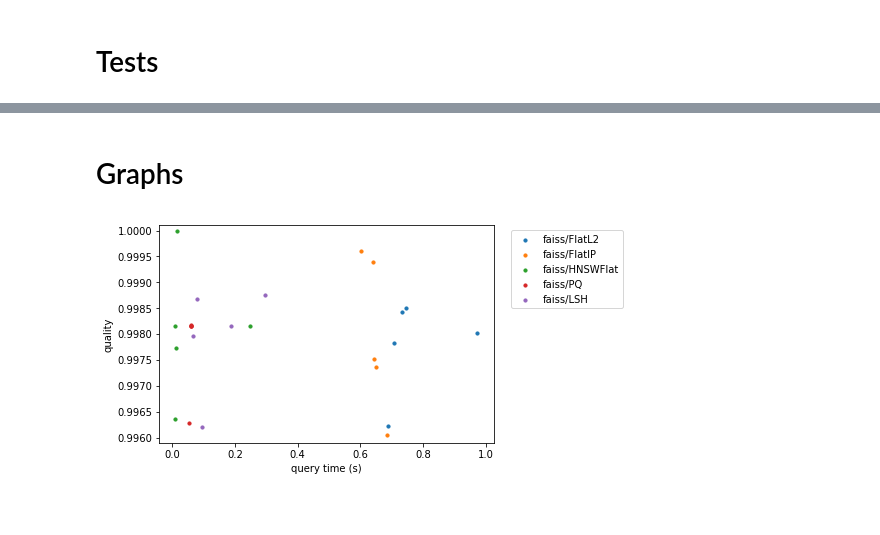
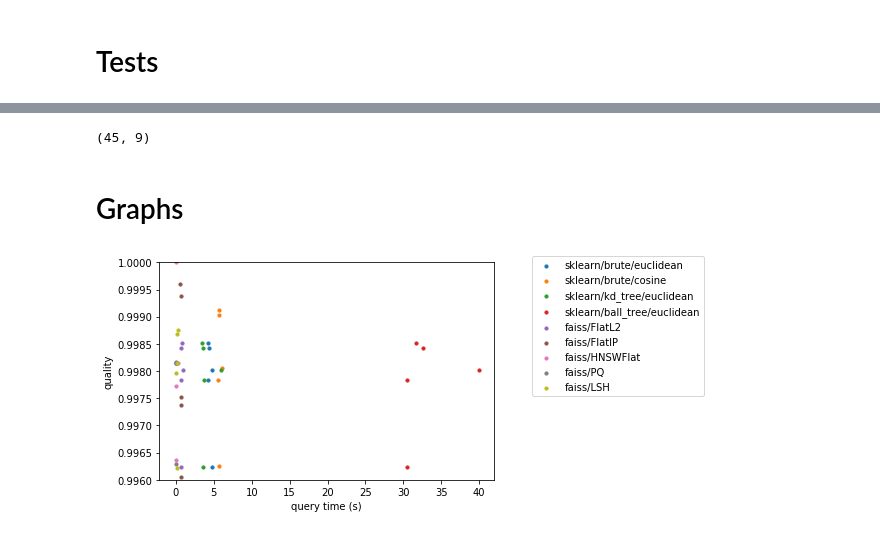
Before and after one commit to einstein9998/Internship, a Jupyter notebook: faiss.ipynb, the cells around one changed output, grey strips where cells are left out. Cells and saved outputs as stored; diff of their text form; code cells hidden in the pictures; blank space fills up the shorter version.

```diff
--- a/faiss.ipynb
+++ b/faiss.ipynb
@@ -117,0 +537,3 @@ def runFaissQuery(model, query, n_neighbors, database, active):
+# %%
+a = pd.concat(temp)
+a
@@ -117,0 +551,9 @@ def runFaissQuery(model, query, n_neighbors, database, active):
+# %%
+plt.figure()
+for i in range(0, 30, 5):
+    plt.scatter(a[i:i+5]['query time (s)'], a[i:i+5]['quality'], s=10)
+plt.ylim(0.996, 0.9986)
+plt.xlabel('query time (s)')
+plt.ylabel('quality')
+plt.legend(['50/7/8', '50/67/8', '100/7/8', '100/67/8', '150/7/8', '150/67/8'], bbox_to_anchor=(1.1, 1.05))
+plt.show()
@@ -192,16 +852,22 @@ faiss_results
+# %%
+TABLE_NORM = pd.read_csv("tablenorm.txt")
+# %%
+TABLE_NORM.shape
+# %% [output]
+(45, 9)
 # %% [markdown]
 # Graphs
 # %%
-a = faiss_results
+a = TABLE_NORM
 # %%
-#graph of query time vs quality for each index
 plt.figure()
-for i in range(0, 25, 5):
+for i in range(0, 45, 5):
     plt.scatter(a[i:i+5]['query time (s)'], a[i:i+5]['quality'], s=10)
-plt.ylim(0.9959, 1.0001)
+plt.ylim(0.996, 1)
 plt.xlabel('query time (s)')
 plt.ylabel('quality')
-plt.legend(['faiss/FlatL2', 'faiss/FlatIP', 'faiss/HNSWFlat', 'faiss/PQ', 'faiss/LSH'], bbox_to_anchor=(1.4, 1))
+plt.legend(['sklearn/brute/euclidean', 'sklearn/brute/cosine', 'sklearn/kd_tree/euclidean', 'sklearn/ball_tree/euclidean',
+            'faiss/FlatL2', 'faiss/FlatIP', 'faiss/HNSWFlat', 'faiss/PQ', 'faiss/LSH'], bbox_to_anchor=(1.1, 1.05))
 plt.show()
 # %% [output]
-[figure, old version]
+[figure, new version]
```
Also changed, not shown: parts of 111 cells of this notebook, 2 other files.
